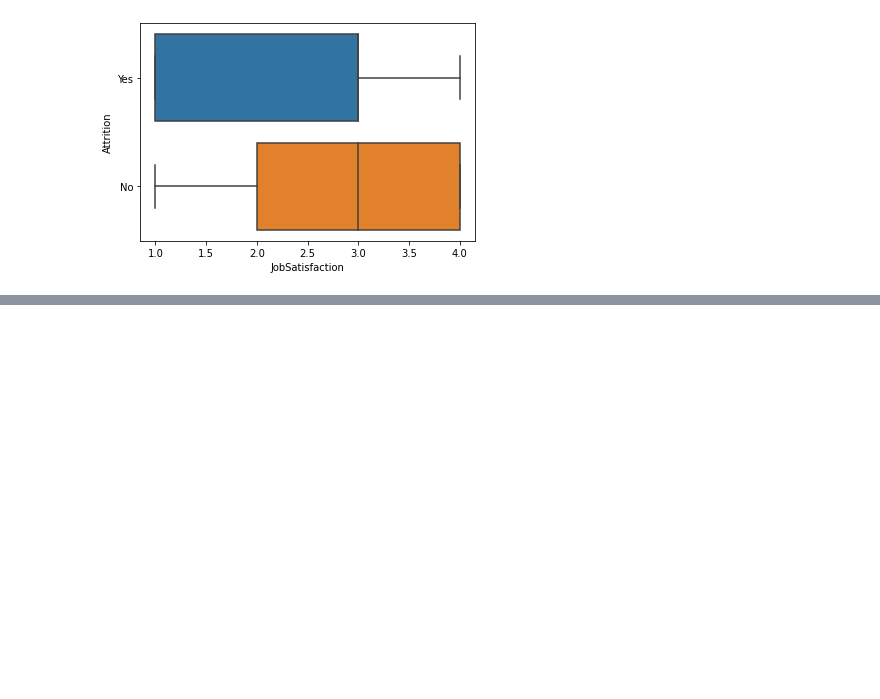
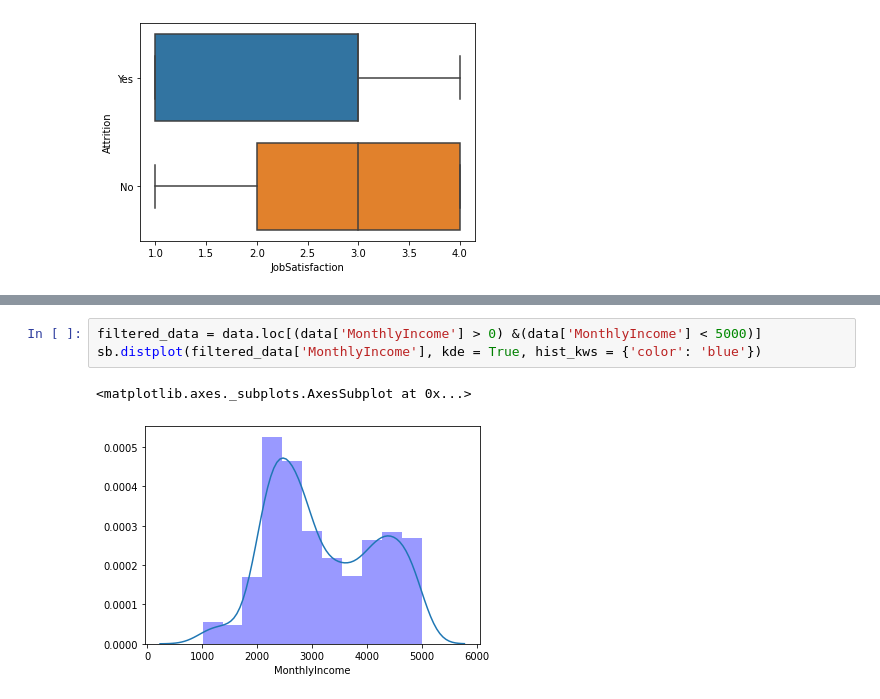
Before and after one commit to pereira-tony/td1-nosql-m1-web, a Jupyter notebook: Exercices/DataVis/Exercice_partie_3.ipynb, the cells around one changed output, grey strips where cells are left out. Saved outputs shown, nothing was run; the diff lists cells and outputs as text; blank space fills up the shorter version.

```diff
--- a/Exercices/DataVis/Exercice_partie_3.ipynb
+++ b/Exercices/DataVis/Exercice_partie_3.ipynb
@@ -42,0 +95,6 @@ sb.boxplot(x="JobSatisfaction", y="Attrition", data=data)
+# %%
+filtered_data = data.loc[(data['MonthlyIncome'] > 0) &(data['MonthlyIncome'] < 5000)]
+sb.distplot(filtered_data['MonthlyIncome'], kde = True, hist_kws = {'color': 'blue'})
+# %% [output]
+<matplotlib.axes._subplots.AxesSubplot at 0x...>
+[figure, added]
```
Also changed, not shown: parts of 9 cells of this notebook.
